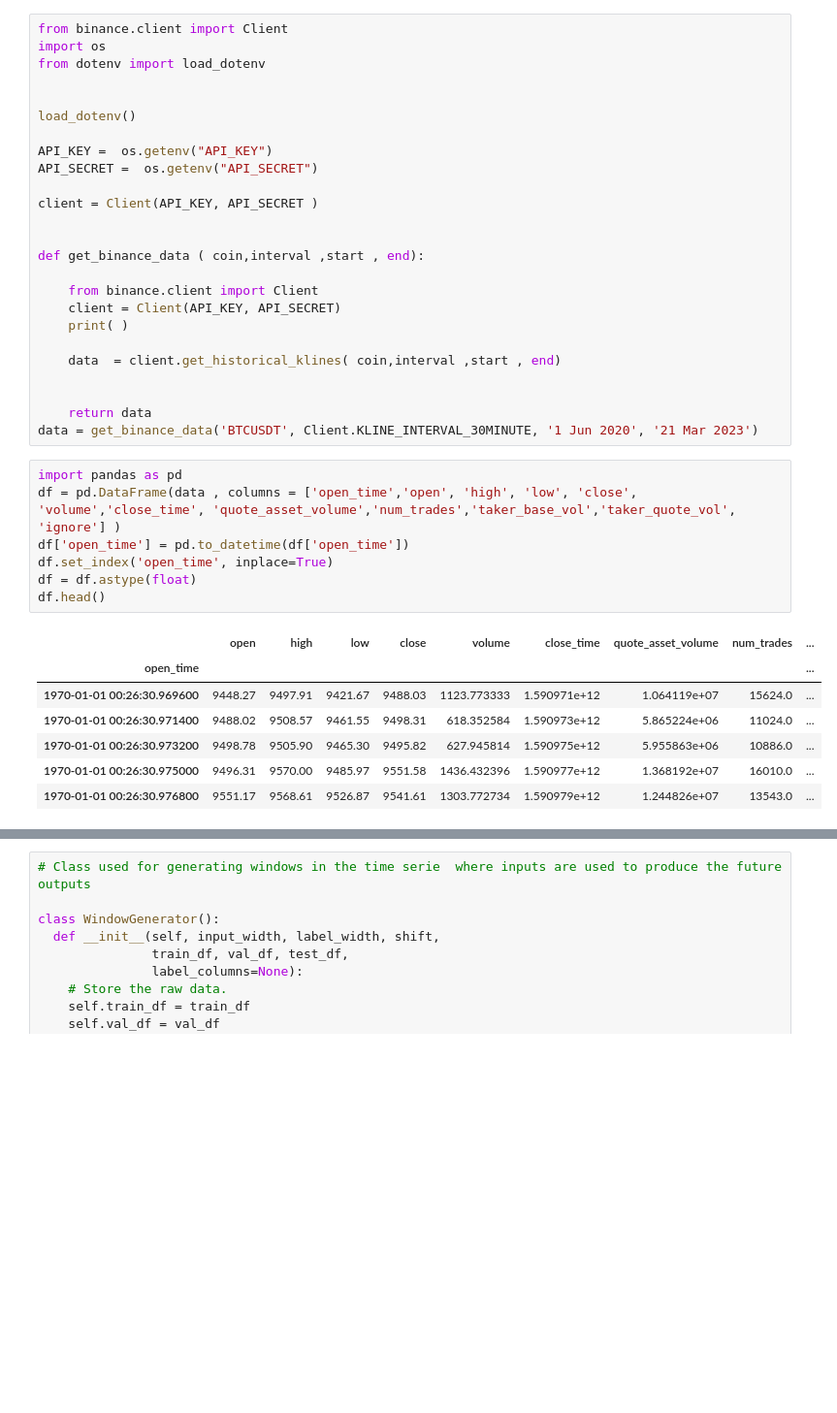
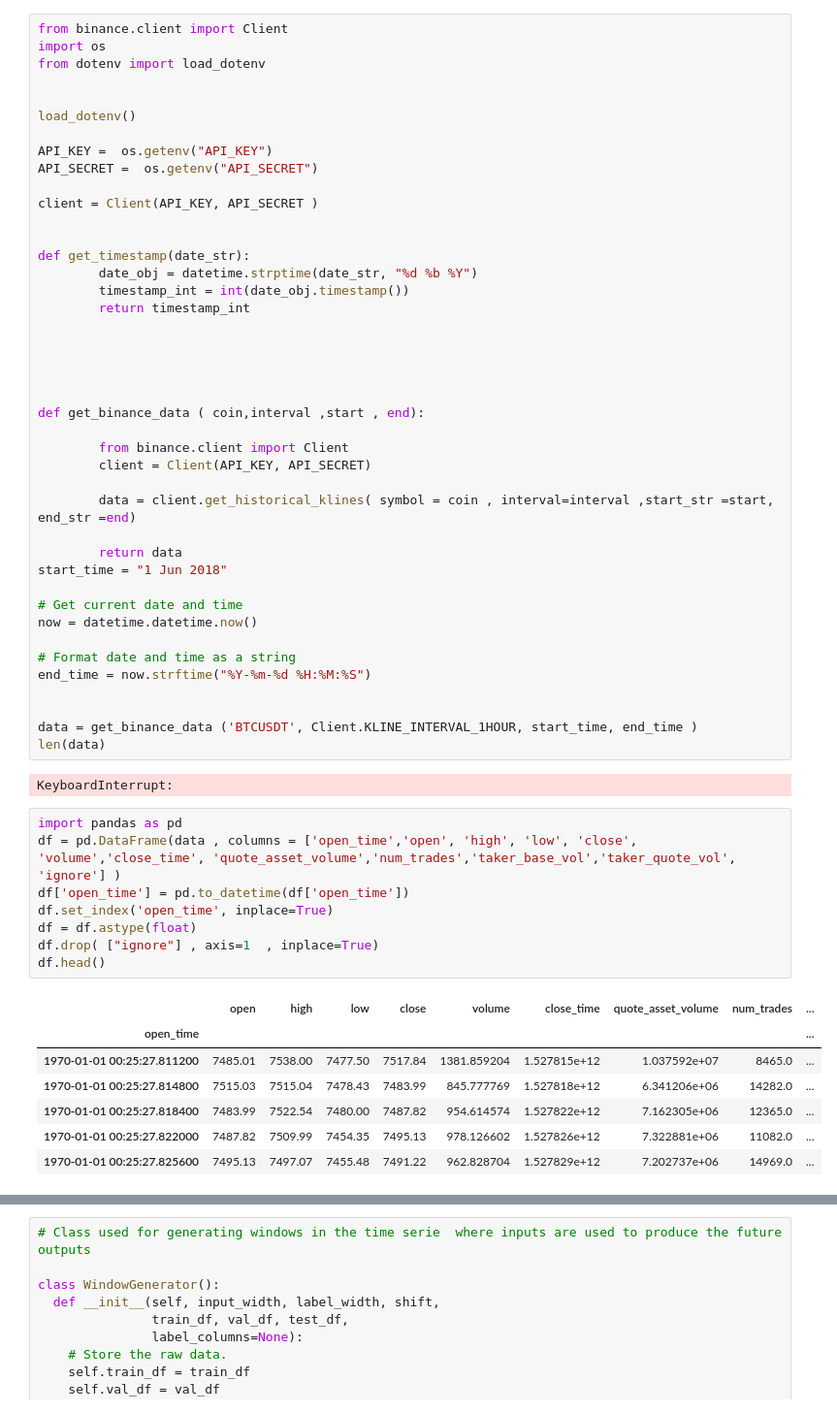
Before and after one commit to alice1989123/btc_forecast, a Jupyter notebook: btc_forecast.ipynb, the cells around one changed output, grey strips where cells are left out. Shown: that part at 97% size. Cells and saved outputs as stored; diff of their text form; blank space fills up the shorter version.

```diff
--- a/btc_forecast.ipynb
+++ b/btc_forecast.ipynb
@@ -45,29 +52,49 @@ API_SECRET =  os.getenv("API_SECRET")
 client = Client(API_KEY, API_SECRET )
 
 
+def get_timestamp(date_str):
+        date_obj = datetime.strptime(date_str, "%d %b %Y")
+        timestamp_int = int(date_obj.timestamp())
+        return timestamp_int
+
+
+
+
+
 def get_binance_data ( coin,interval ,start , end):
 
-    from binance.client import Client
-    client = Client(API_KEY, API_SECRET)
-    print( )
+        from binance.client import Client
+        client = Client(API_KEY, API_SECRET)
 
-    data  = client.get_historical_klines( coin,interval ,start , end)
+        data = client.get_historical_klines( symbol = coin , interval=interval ,start_str =start, end_str =end)
+
+        return data
+start_time = "1 Jun 2018"
+
+# Get current date and time
+now = datetime.datetime.now()
+
+# Format date and time as a string
+end_time = now.strftime("%Y-%m-%d %H:%M:%S")
 
 
-    return data
-data = get_binance_data('BTCUSDT', Client.KLINE_INTERVAL_30MINUTE, '1 Jun 2020', '21 Mar 2023')
+data = get_binance_data ('BTCUSDT', Client.KLINE_INTERVAL_1HOUR, start_time, end_time )
+len(data)
+# %% [output]
+KeyboardInterrupt:
 # %%
 import pandas as pd
 df = pd.DataFrame(data , columns = ['open_time','open', 'high', 'low', 'close', 'volume','close_time', 'quote_asset_volume','num_trades','taker_base_vol','taker_quote_vol', 'ignore'] )
 df['open_time'] = pd.to_datetime(df['open_time'])
 df.set_index('open_time', inplace=True)
 df = df.astype(float)
+df.drop( ["ignore"] , axis=1  , inplace=True)
 df.head()
 # %% [output]
 |  | open | high | low | close | volume | close_time | quote_asset_volume | num_trades | ... |
 | open_time |  |  |  |  |  |  |  |  | ... |
-| 1970-01-01 00:26:30.969600 | 9448.27 | 9497.91 | 9421.67 | 9488.03 | 1123.773333 | 1.590971e+12 | 1.064119e+07 | 15624.0 | ... |
-| 1970-01-01 00:26:30.971400 | 9488.02 | 9508.57 | 9461.55 | 9498.31 | 618.352584 | 1.590973e+12 | 5.865224e+06 | 11024.0 | ... |
-| 1970-01-01 00:26:30.973200 | 9498.78 | 9505.90 | 9465.30 | 9495.82 | 627.945814 | 1.590975e+12 | 5.955863e+06 | 10886.0 | ... |
-| 1970-01-01 00:26:30.975000 | 9496.31 | 9570.00 | 9485.97 | 9551.58 | 1436.432396 | 1.590977e+12 | 1.368192e+07 | 16010.0 | ... |
-| 1970-01-01 00:26:30.976800 | 9551.17 | 9568.61 | 9526.87 | 9541.61 | 1303.772734 | 1.590979e+12 | 1.244826e+07 | 13543.0 | ... |
+| 1970-01-01 00:25:27.811200 | 7485.01 | 7538.00 | 7477.50 | 7517.84 | 1381.859204 | 1.527815e+12 | 1.037592e+07 | 8465.0 | ... |
+| 1970-01-01 00:25:27.814800 | 7515.03 | 7515.04 | 7478.43 | 7483.99 | 845.777769 | 1.527818e+12 | 6.341206e+06 | 14282.0 | ... |
+| 1970-01-01 00:25:27.818400 | 7483.99 | 7522.54 | 7480.00 | 7487.82 | 954.614574 | 1.527822e+12 | 7.162305e+06 | 12365.0 | ... |
+| 1970-01-01 00:25:27.822000 | 7487.82 | 7509.99 | 7454.35 | 7495.13 | 978.126602 | 1.527826e+12 | 7.322881e+06 | 11082.0 | ... |
+| 1970-01-01 00:25:27.825600 | 7495.13 | 7497.07 | 7455.48 | 7491.22 | 962.828704 | 1.527829e+12 | 7.202737e+06 | 14969.0 | ... |
```
Also changed, not shown: parts of 31 cells of this notebook, 2 other files.
